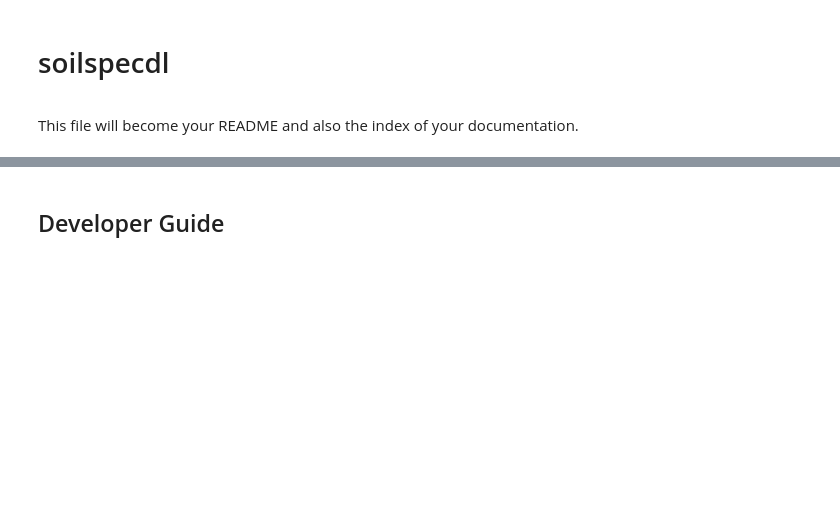
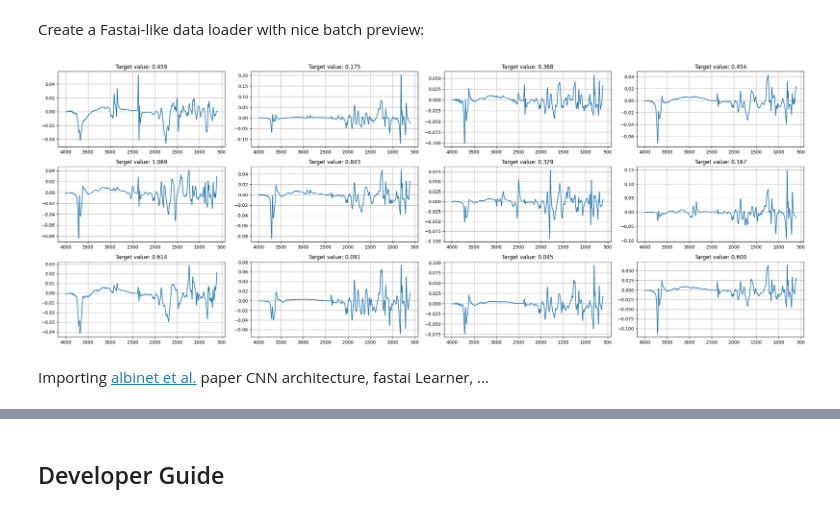
Before and after one commit to franckalbinet/soilspecdl, a Jupyter notebook: nbs/index.ipynb, the cells around one changed output, grey strips where cells are left out. Saved outputs shown, nothing was run; the diff lists cells and outputs as text; code cells hidden in the pictures; blank space fills up the shorter version.

```diff
--- a/nbs/index.ipynb
+++ b/nbs/index.ipynb
@@ -0,0 +27,11 @@
+# %%
+#| eval: false
+ossl = get_ossl()
+mir_data = ossl.get_mir()
+wns = mir_data.wavenumbers
+
+X, y, ids = ossl.get_aligned_data(
+    spectra_data=mir_data,
+    target_cols='k.ext_usda.a725_cmolc.kg')
+
+X.shape, y.shape, ids.shape, wns[:5], wns.shape
@@ -1 +46,12 @@
+# %%
+#| eval: false
+pipe = Pipeline([
+    ('snv', SNV()),
+    ('derivative', TakeDerivative()),
+])
+X_tfm = pipe.fit_transform(X)
+# %%
+#| eval: false
+# Log-transforming the target (Exchangeable Potassium)
+y_tfm = np.log1p(y.flatten())
 # %%
@@ -4,6 +60,10 @@ from soilspecdl.core import *
-# %% [markdown]
-# soilspecdl
-
->
-# %% [markdown]
-This file will become your README and also the index of your documentation.
+# %% [markdown]
+Create a Fastai-like data loader with nice batch preview:
+# %%
+#| eval: false
+dls, test_idx = get_spectral_dls(X_tfm, y_tfm, wns)
+dls.show_batch(max_n=12, ncols=4)
+# %% [output]
+[figure, added]
+# %% [markdown]
+Importing [albinet et al.](https://www.sciencedirect.com/science/article/pii/S2589721722000186) paper CNN architecture, fastai Learner, ...
```
Also changed, not shown: parts of 20 cells of this notebook, 27 other files.
